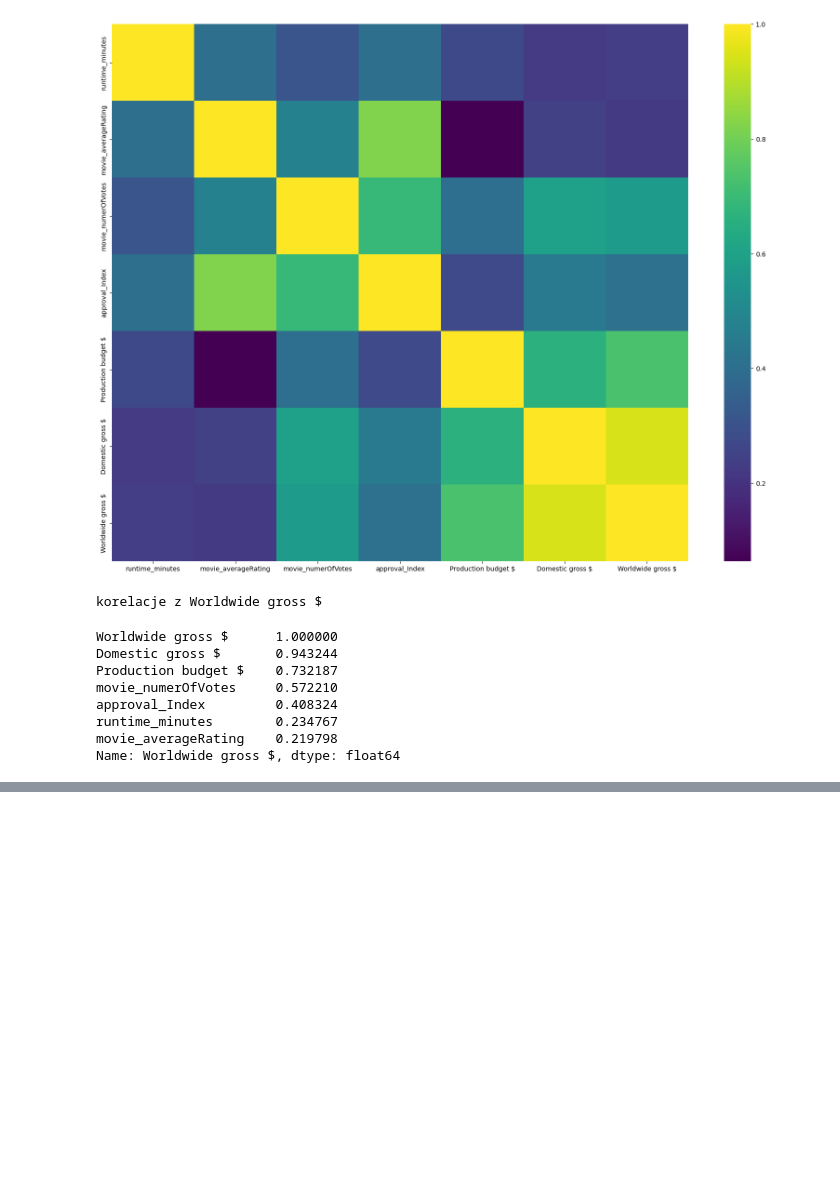
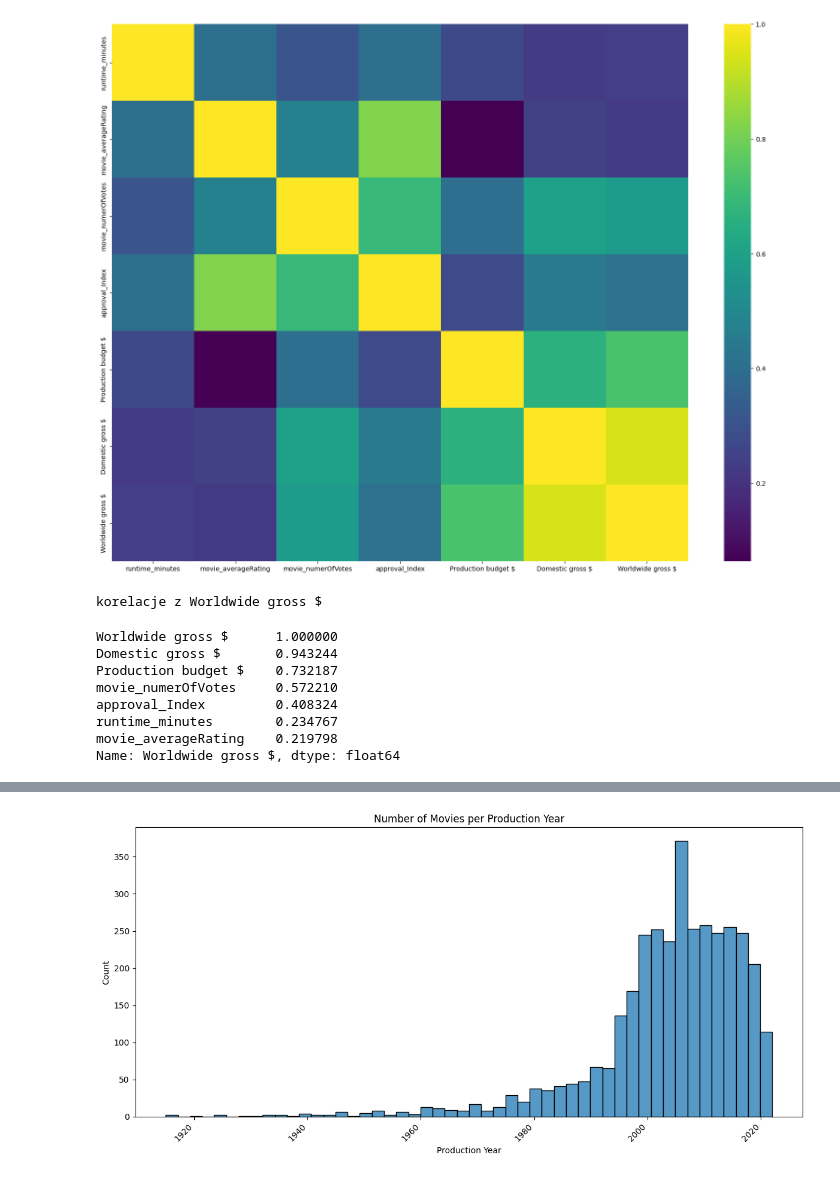
Before and after one commit to kaminskaz/PROJEKT2_ML_klasteryzacja, a Jupyter notebook: KM1/EDA_Z.ipynb, the cells around one changed output, grey strips where cells are left out. Cells and saved outputs as stored; diff of their text form; code cells hidden in the pictures; blank space fills up the shorter version.

```diff
--- a/KM1/EDA_Z.ipynb
+++ b/KM1/EDA_Z.ipynb
@@ -145,0 +361,8 @@ Name: Worldwide gross $, dtype: float64
+# %%
+
+df["production_year"] = df["production_date"].str.split("-").str[0].astype(int)
+df["production_month"] = df["production_date"].str.split("-").str[1].astype(int)
+df["production_day"] = df["production_date"].str.split("-").str[2].astype(int)
+
+df = df.drop('production_date', axis=1)
+df.head()
@@ -145,0 +377,11 @@ Name: Worldwide gross $, dtype: float64
+# %%
+plt.figure(figsize=(12, 6))
+histplot = sns.histplot(data=df, x='production_year', bins=50)
+plt.xticks(rotation=45, ha='right')
+plt.ylabel('Count')
+plt.xlabel('Production Year')
+plt.title('Number of Movies per Production Year')
+plt.tight_layout()
+plt.show()
+# %% [output]
+[figure, added]
```
Also changed, not shown: parts of 25 cells of this notebook.
